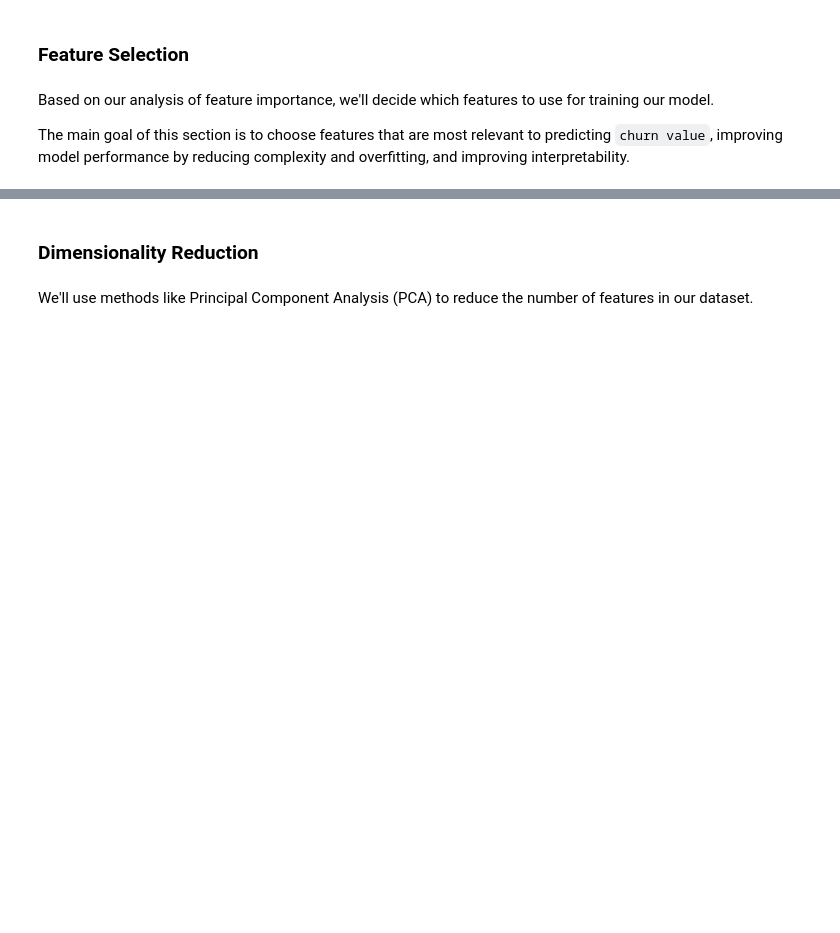
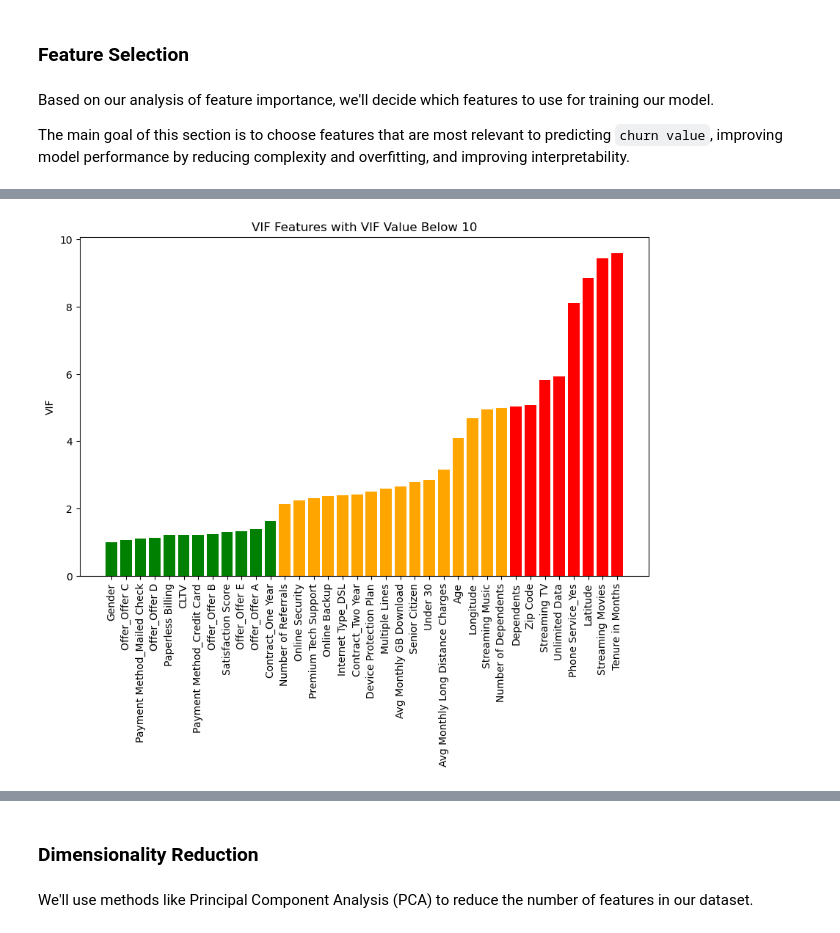
Before and after one commit to MxRaCohen/CustomerChurn, a Jupyter notebook: notebooks/Customer_Churn.ipynb, the cells around one changed output, grey strips where cells are left out. Saved outputs shown, nothing was run; the diff lists cells and outputs as text; code cells hidden in the pictures; blank space fills up the shorter version.

```diff
--- a/notebooks/Customer_Churn.ipynb
+++ b/notebooks/Customer_Churn.ipynb
@@ -596,0 +569,12 @@ print(vif_data)
+# %%
+# VIF dataframe
+vif_data = pd.DataFrame()
+vif_data["feature"] = X.columns
+
+# calculating VIF for each feature
+vif_data["VIF"] = [variance_inflation_factor(X.values, i) for i in range(len(X.columns))]
+
+# sorting the data
+vif_data = vif_data.sort_values('VIF')  # sort ascending (default)
+
+print(vif_data)
@@ -596,0 +610,19 @@ print(vif_data)
+# %%
+# Select and sort features
+sorted_vif = vif_data.sort_values('VIF', ascending=True)
+# Create a copy of the sorted_vif dataframe which is all VIF values under 10
+final_vif = sorted_vif[sorted_vif['VIF'] <= 10].copy()
+# %%
+# Create a new column for colors
+final_vif['color'] = ['green' if vif <= 2 else 'orange' if vif <= 5 else 'red' for vif in final_vif['VIF']]
+
+# Plot feature VIF
+plt.figure(figsize=(10, 6))
+plt.bar(final_vif['feature'], final_vif['VIF'], color=final_vif['color'])
+plt.xticks(rotation='vertical')
+plt.title("VIF Features with VIF Value Below 10")
+plt.ylabel("VIF")
+
+plt.show()
+# %% [output]
+[figure, added]
```
Also changed, not shown: parts of 5 cells of this notebook.
